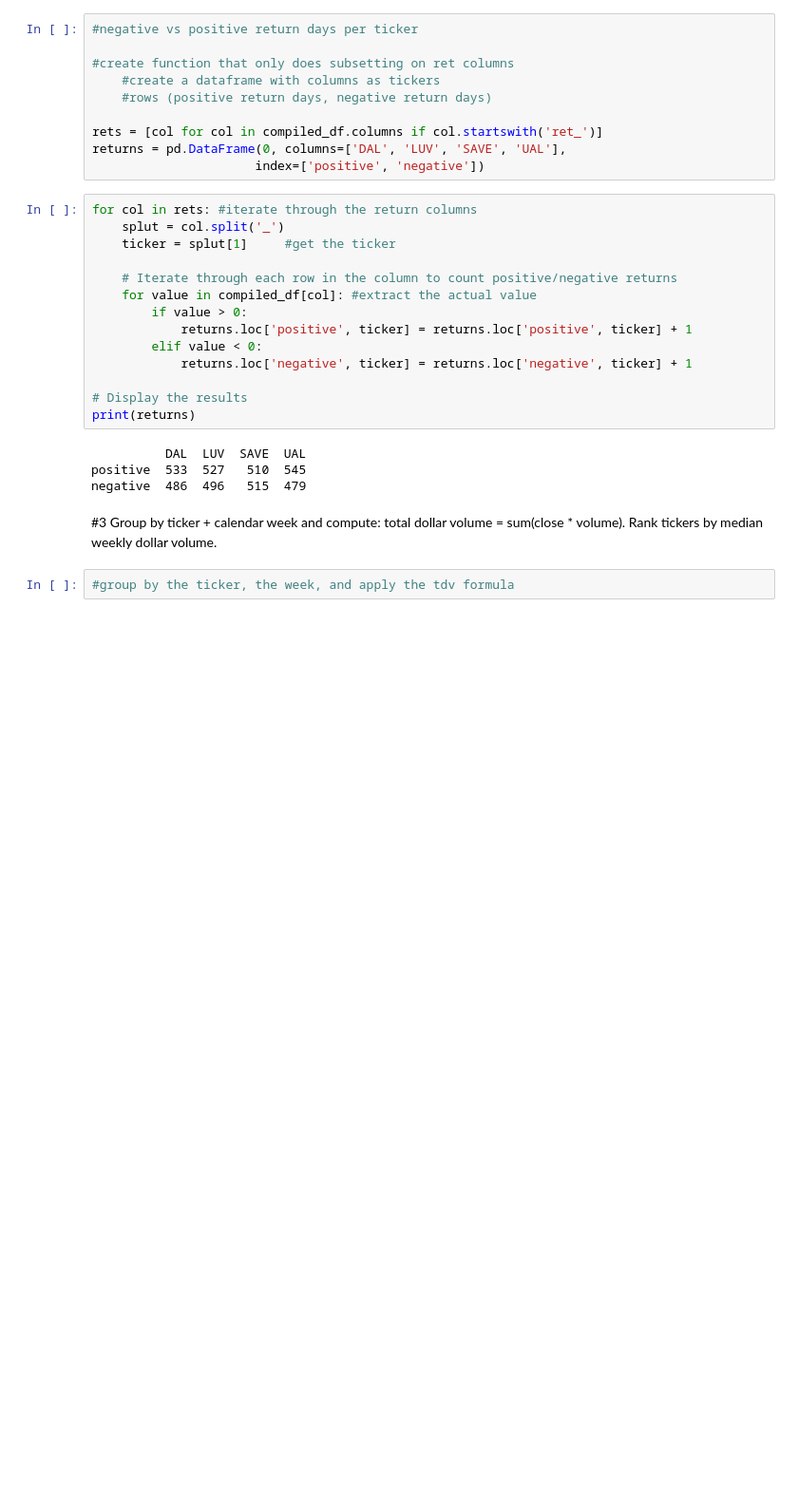
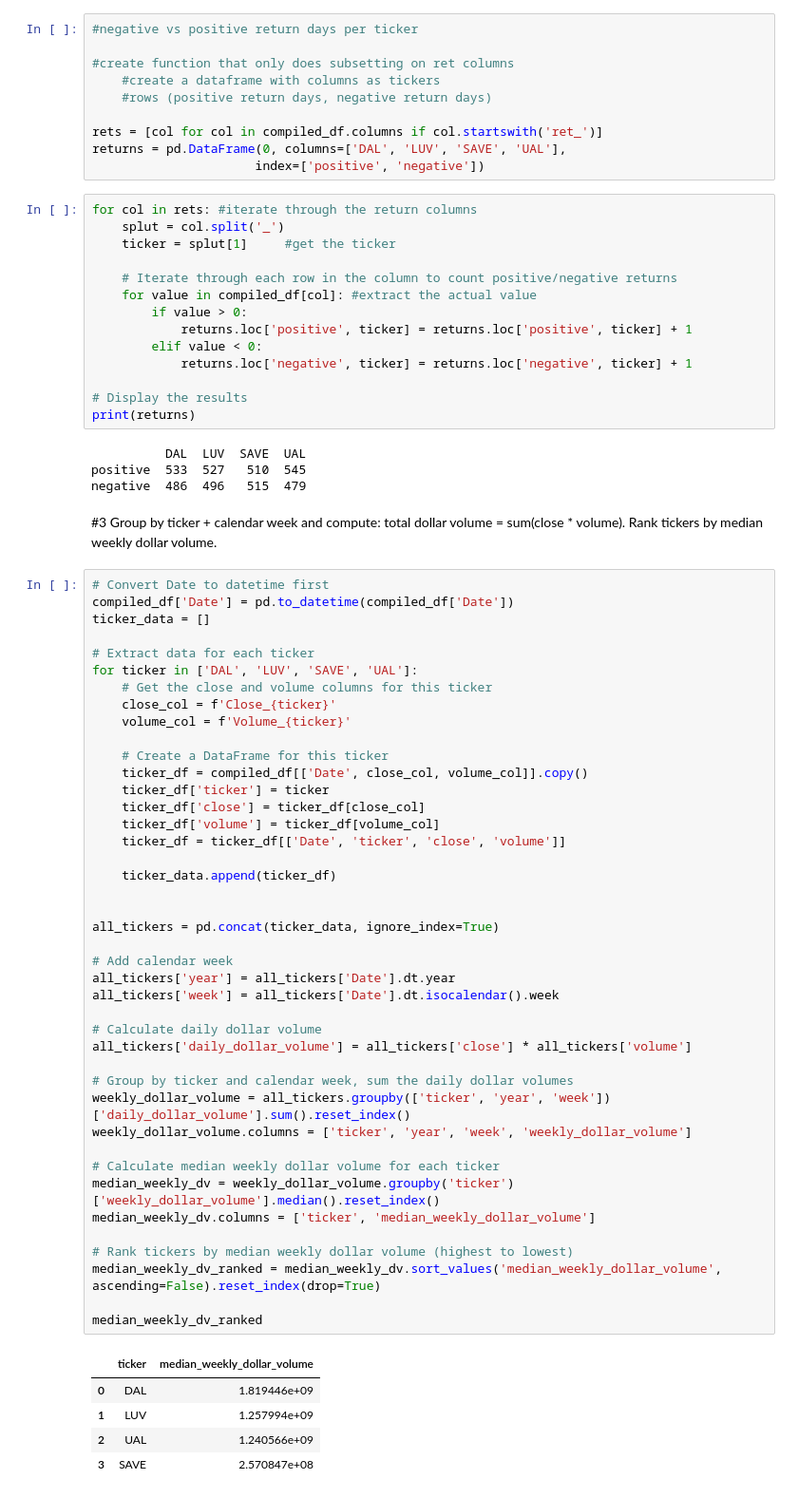
Before and after one commit to Medha-Subramaniyan/airlineStocks_dA, a Jupyter notebook: analysis.ipynb, the cells around one changed output. Shown: that part at 95% size. Saved outputs shown, nothing was run; the diff lists cells and outputs as text; blank space fills up the shorter version.

```diff
--- a/analysis.ipynb
+++ b/analysis.ipynb
@@ -242,4 +242,50 @@ negative  486  496   515  479
 #3
 Group by ticker + calendar week and compute: total dollar volume = sum(close * volume). Rank tickers by median weekly dollar volume.
 # %%
-#group by the ticker, the week, and apply the tdv formula
+# Convert Date to datetime first
+compiled_df['Date'] = pd.to_datetime(compiled_df['Date'])
+ticker_data = []
+
+# Extract data for each ticker
+for ticker in ['DAL', 'LUV', 'SAVE', 'UAL']:
+    # Get the close and volume columns for this ticker
+    close_col = f'Close_{ticker}'
+    volume_col = f'Volume_{ticker}'
+
+    # Create a DataFrame for this ticker
+    ticker_df = compiled_df[['Date', close_col, volume_col]].copy()
+    ticker_df['ticker'] = ticker
+    ticker_df['close'] = ticker_df[close_col]
+    ticker_df['volume'] = ticker_df[volume_col]
+    ticker_df = ticker_df[['Date', 'ticker', 'close', 'volume']]
+
+    ticker_data.append(ticker_df)
+
+
+all_tickers = pd.concat(ticker_data, ignore_index=True)
+
+# Add calendar week
+all_tickers['year'] = all_tickers['Date'].dt.year
+all_tickers['week'] = all_tickers['Date'].dt.isocalendar().week
+
+# Calculate daily dollar volume
+all_tickers['daily_dollar_volume'] = all_tickers['close'] * all_tickers['volume']
+
+# Group by ticker and calendar week, sum the daily dollar volumes
+weekly_dollar_volume = all_tickers.groupby(['ticker', 'year', 'week'])['daily_dollar_volume'].sum().reset_index()
+weekly_dollar_volume.columns = ['ticker', 'year', 'week', 'weekly_dollar_volume']
+
+# Calculate median weekly dollar volume for each ticker
+median_weekly_dv = weekly_dollar_volume.groupby('ticker')['weekly_dollar_volume'].median().reset_index()
+median_weekly_dv.columns = ['ticker', 'median_weekly_dollar_volume']
+
+# Rank tickers by median weekly dollar volume (highest to lowest)
+median_weekly_dv_ranked = median_weekly_dv.sort_values('median_weekly_dollar_volume', ascending=False).reset_index(drop=True)
+
+median_weekly_dv_ranked
+# %% [output]
+|  | ticker | median_weekly_dollar_volume |
+| 0 | DAL | 1.819446e+09 |
+| 1 | LUV | 1.257994e+09 |
+| 2 | UAL | 1.240566e+09 |
+| 3 | SAVE | 2.570847e+08 |
```
